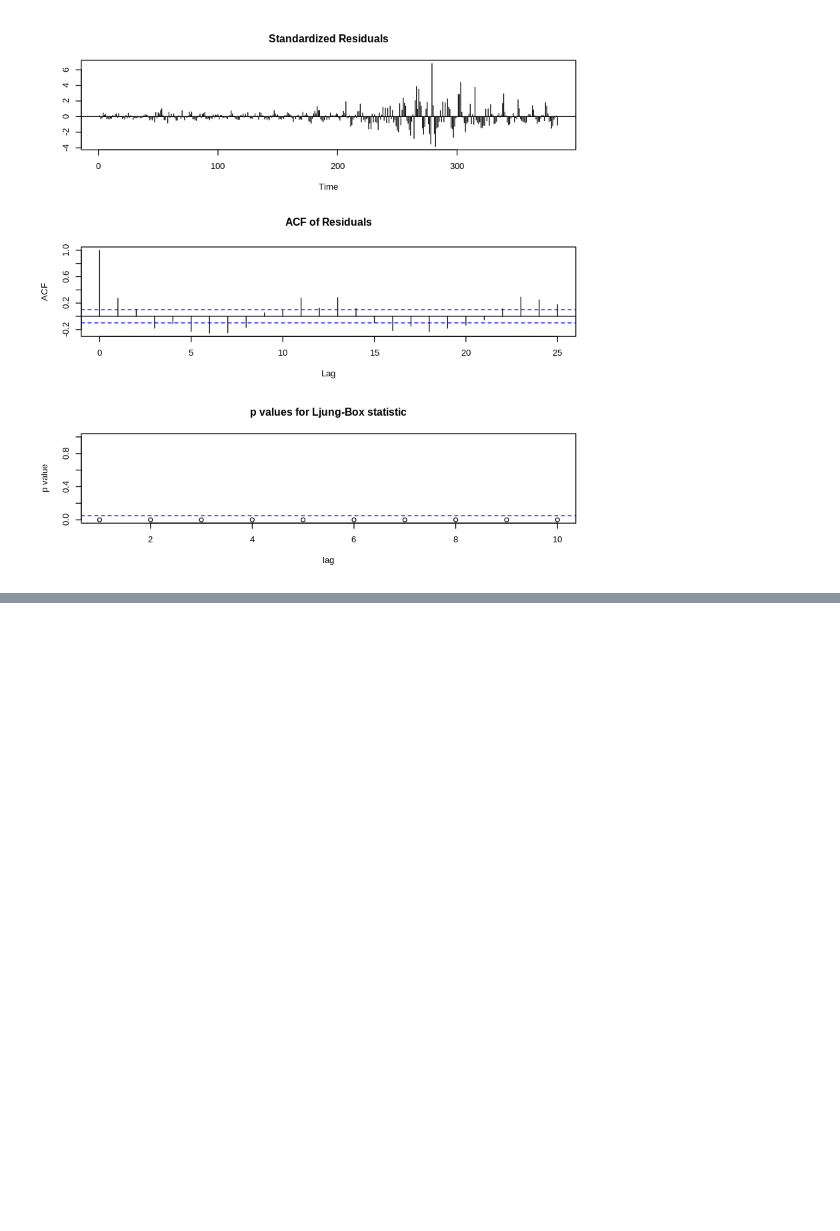
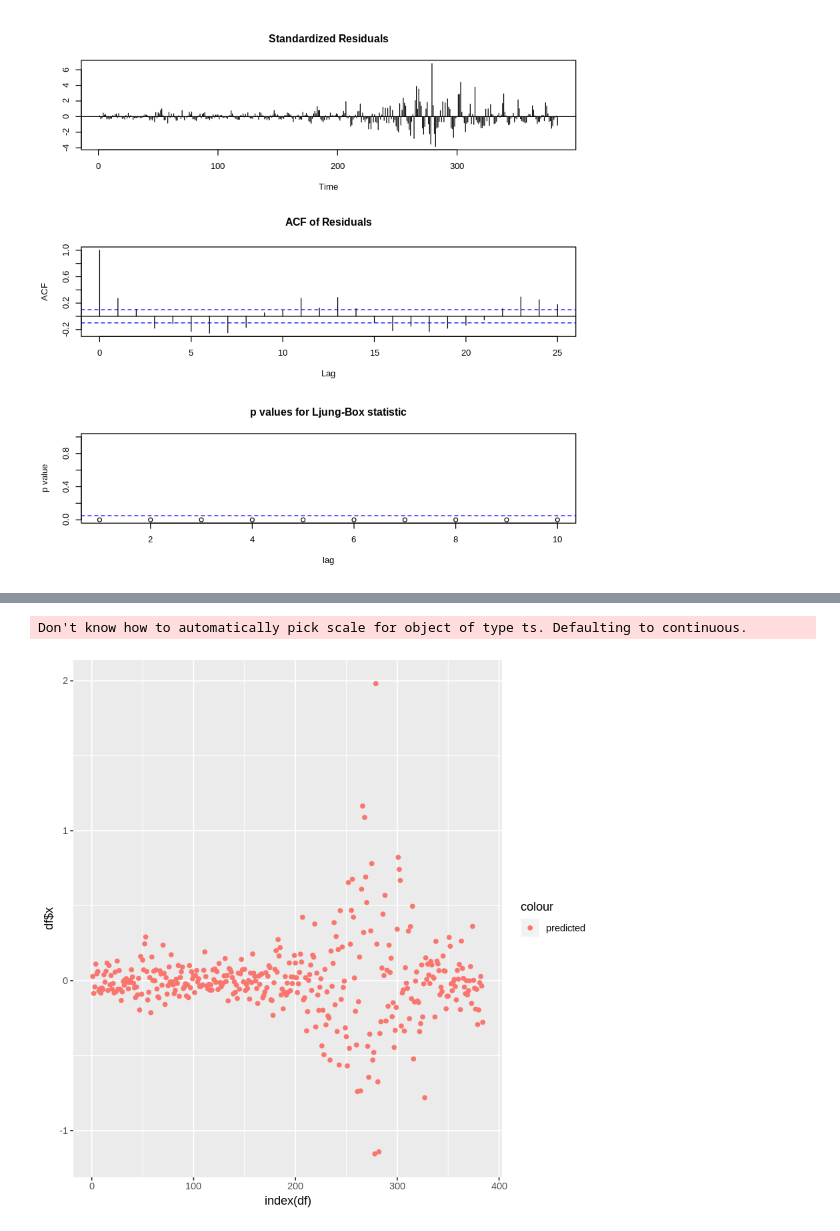
Before and after one commit to yehjxraymond/wqu_econometrics_group_proj, a Jupyter notebook: Univariate Time Series.ipynb, the cells around one changed output, grey strips where cells are left out. Saved outputs shown, nothing was run; the diff lists cells and outputs as text; code cells hidden in the pictures; blank space fills up the shorter version.

```diff
--- a/Univariate Time Series.ipynb
+++ b/Univariate Time Series.ipynb
@@ -327,0 +391,9 @@ Model | Variance | Log Likelihood | AIC | RMSE
+# %%
+# From the residual plot, we can see that the model starts to diverge at around period 200
+# We will forecast ahead for 24 periods to ensure that we do not forecast too far into the future
+df = as.data.frame(model4$residuals)
+ggplot(df, aes(index(df))) +
+    geom_point(aes(y = df$x, color="predicted"))
+# %% [output]
+Don't know how to automatically pick scale for object of type ts. Defaulting to continuous.
+[figure, added]
```
Also changed, not shown: parts of 15 cells of this notebook.
